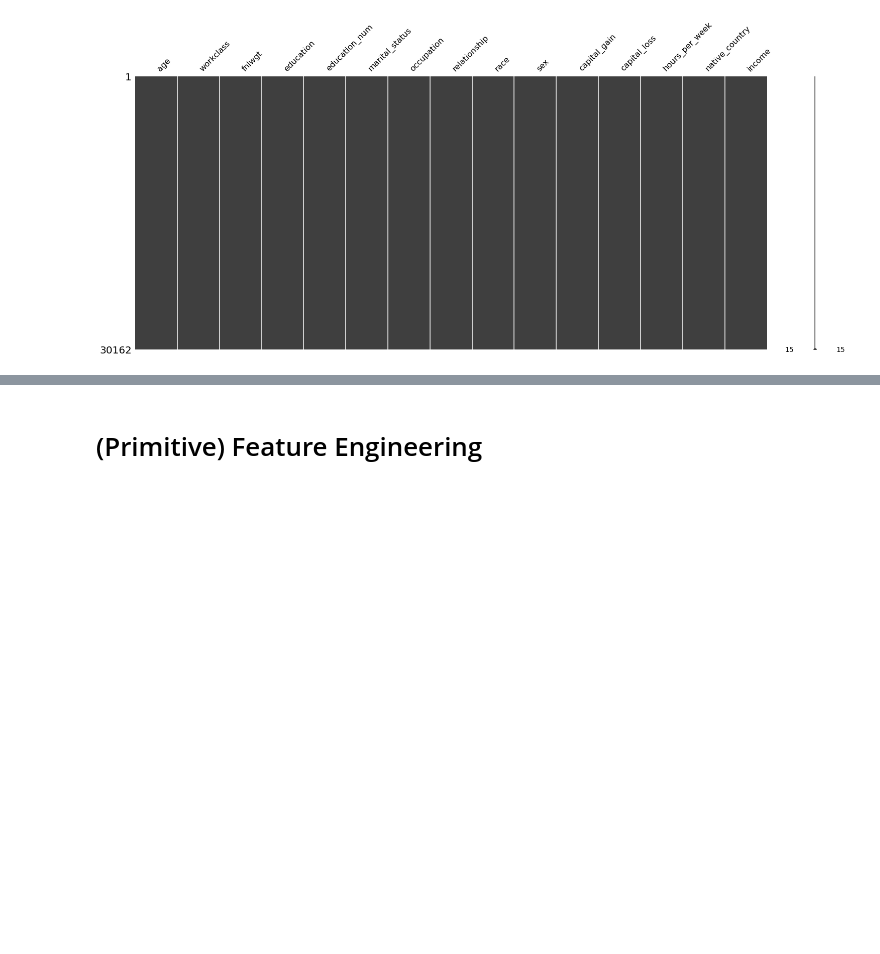
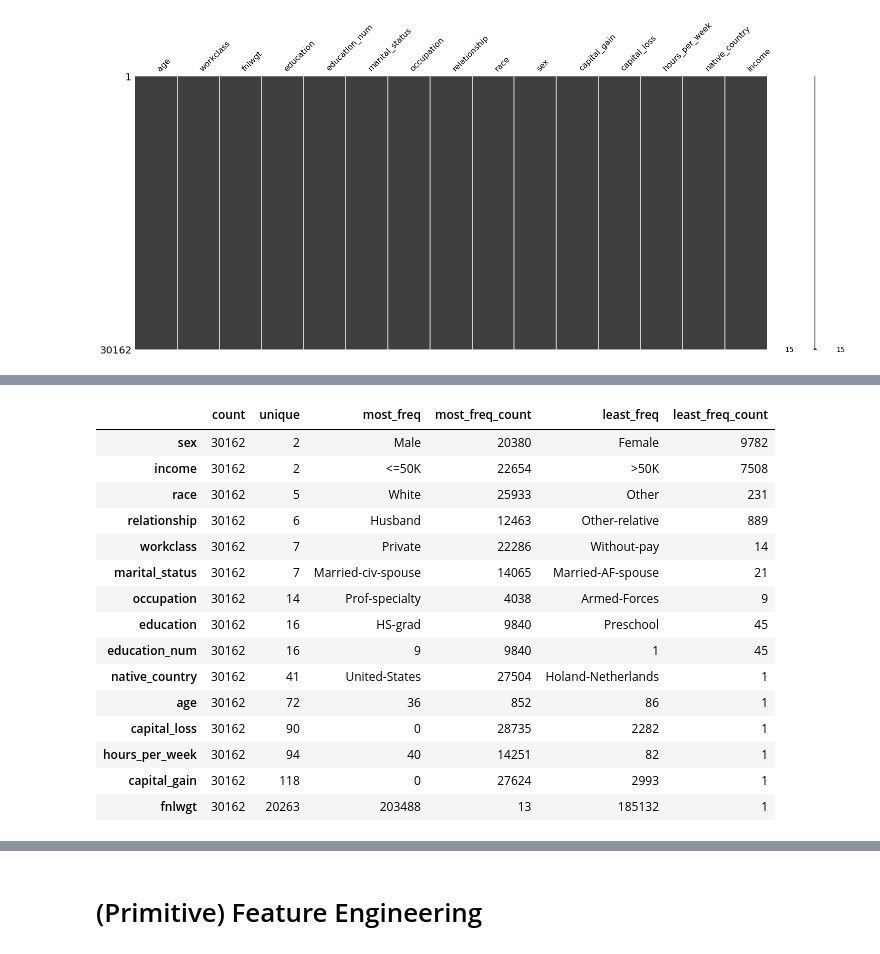
Before and after one commit to sesise0307/pydata2021-eda, a Jupyter notebook: notebook/2_Data_Loading_and_Preprocessing.ipynb, the cells around one changed output, grey strips where cells are left out. Saved outputs shown, nothing was run; the diff lists cells and outputs as text; code cells hidden in the pictures; blank space fills up the shorter version.

```diff
--- a/notebook/2_Data_Loading_and_Preprocessing.ipynb
+++ b/notebook/2_Data_Loading_and_Preprocessing.ipynb
@@ -276,0 +323,19 @@ msno.matrix(df);
+# %%
+df.stb.counts()
+# %% [output]
+|  | count | unique | most_freq | most_freq_count | least_freq | least_freq_count |
+| sex | 30162 | 2 | Male | 20380 | Female | 9782 |
+| income | 30162 | 2 | <=50K | 22654 | >50K | 7508 |
+| race | 30162 | 5 | White | 25933 | Other | 231 |
+| relationship | 30162 | 6 | Husband | 12463 | Other-relative | 889 |
+| workclass | 30162 | 7 | Private | 22286 | Without-pay | 14 |
+| marital_status | 30162 | 7 | Married-civ-spouse | 14065 | Married-AF-spouse | 21 |
+| occupation | 30162 | 14 | Prof-specialty | 4038 | Armed-Forces | 9 |
+| education | 30162 | 16 | HS-grad | 9840 | Preschool | 45 |
+| education_num | 30162 | 16 | 9 | 9840 | 1 | 45 |
+| native_country | 30162 | 41 | United-States | 27504 | Holand-Netherlands | 1 |
+| age | 30162 | 72 | 36 | 852 | 86 | 1 |
+| capital_loss | 30162 | 90 | 0 | 28735 | 2282 | 1 |
+| hours_per_week | 30162 | 94 | 40 | 14251 | 82 | 1 |
+| capital_gain | 30162 | 118 | 0 | 27624 | 2993 | 1 |
+| fnlwgt | 30162 | 20263 | 203488 | 13 | 185132 | 1 |
```
Also changed, not shown: parts of 7 cells of this notebook, 5 other files.
